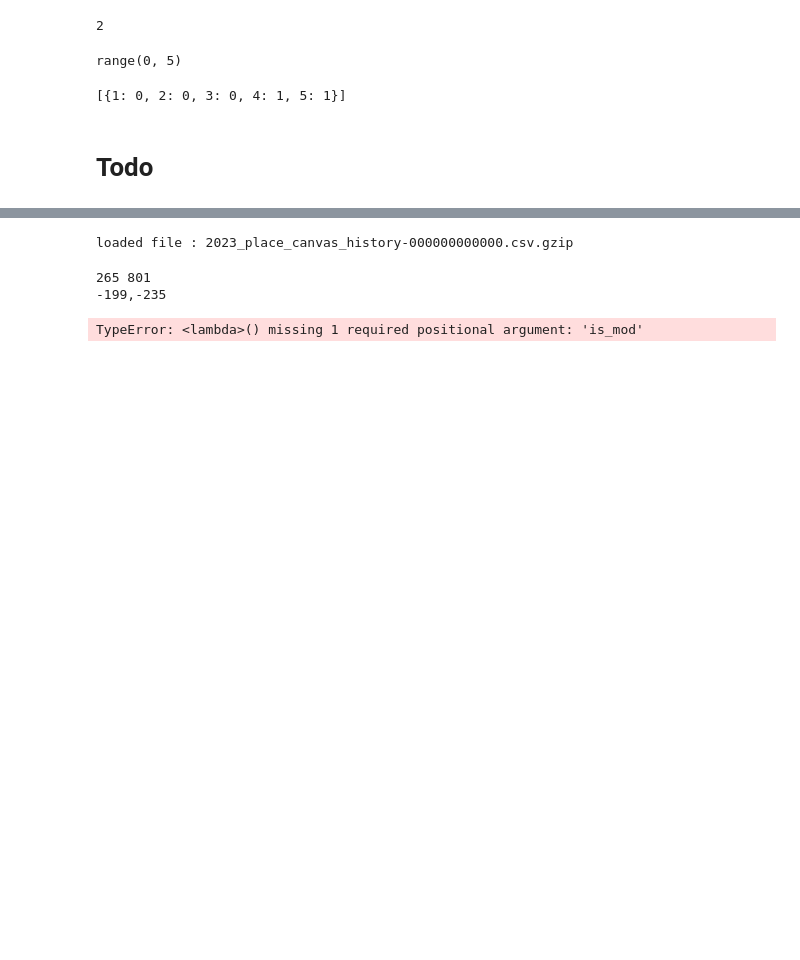
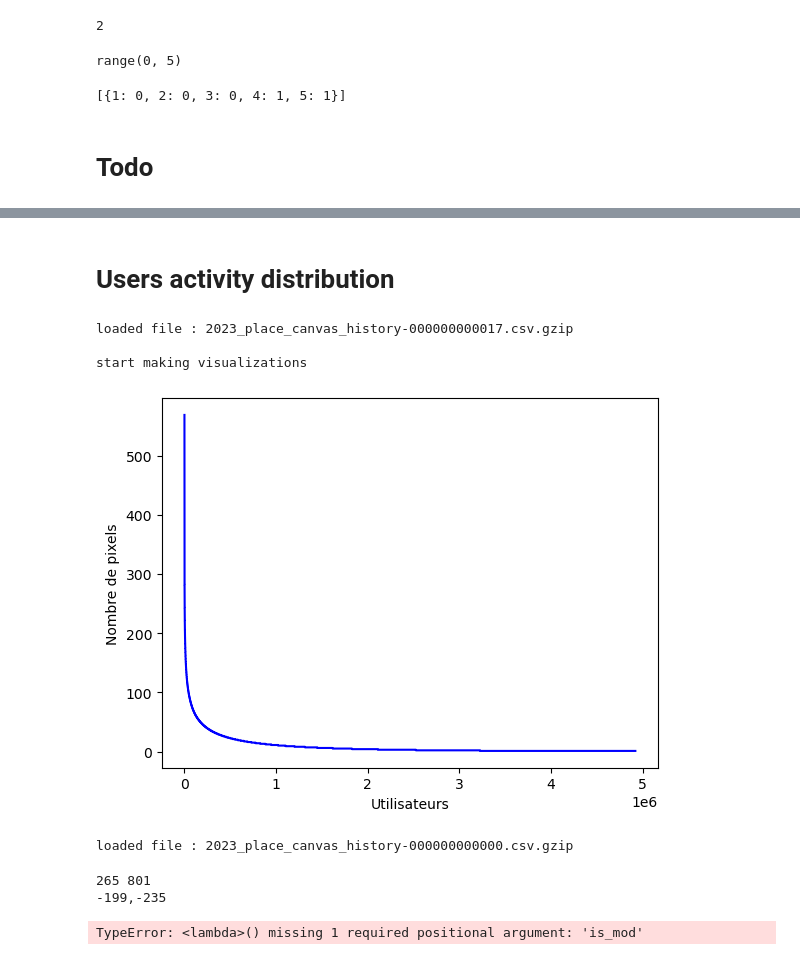
Before and after one commit to Jocelyn-Bournier/rplace_data_mining, a Jupyter notebook: main.ipynb, the cells around one changed output, grey strips where cells are left out. Saved outputs shown, nothing was run; the diff lists cells and outputs as text; code cells hidden in the pictures; blank space fills up the shorter version.

```diff
--- a/main.ipynb
+++ b/main.ipynb
@@ -286,3 +337,46 @@ start making visualizations
+# %% [markdown]
+# Users activity distribution
+# %%
+#aggregate how much points has been placed by each user
+users_pixels = {}
+
+def up_user_pixels(aggr, row, is_mod):
+    if not is_mod:
+        users_pixels[row.user] = users_pixels.get(row.user, 0) + 1
+    return users_pixels
+
+interval = 3000
+max_pixels = (interval / 5) + 1
+
+visualise_at_interval(
+    up_user_pixels,
+    {},
+    -1,
+    all_in_one(all_in_one({})),
+    "",
+    EndingTimeStamp= pd.Timedelta(minutes = interval),
+)
+
+#sort users by number of pixels placed
+users_pixels = sorted(users_pixels.items(), key=lambda item: item[1], reverse=True)
+#remove cheaters
+users_pixels = [user for user in users_pixels if user[1] < max_pixels]
+
+#plot curve of pixels placement frequency by users
+import matplotlib.pyplot as plt
+
+plt.figure()
+x = range(0,len(users_pixels))
+y = [user[1] for user in users_pixels]
+plt.plot(x, y, color='blue')
+plt.xlabel('Utilisateurs')
+plt.ylabel('Nombre de pixels')
+plt.savefig('pixel_placement_frequency_by_user.png', dpi=1000)
+# %% [output]
+loaded file : 2023_place_canvas_history-000000000017.csv.gzip
+
+start making visualizations
+[figure, added]
 # %%
 stats = {'pixels': 0, 'mods': 0, 'non_mods': 0}
 users = set()
```
Also changed, not shown: parts of 4 cells of this notebook.
